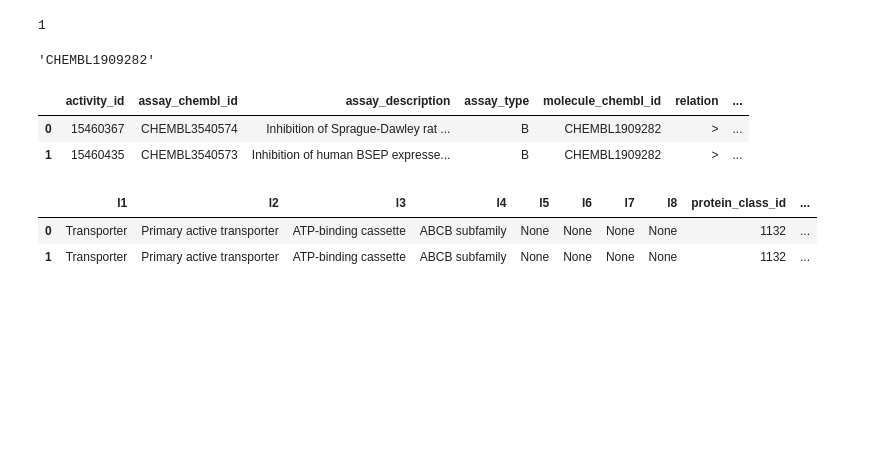
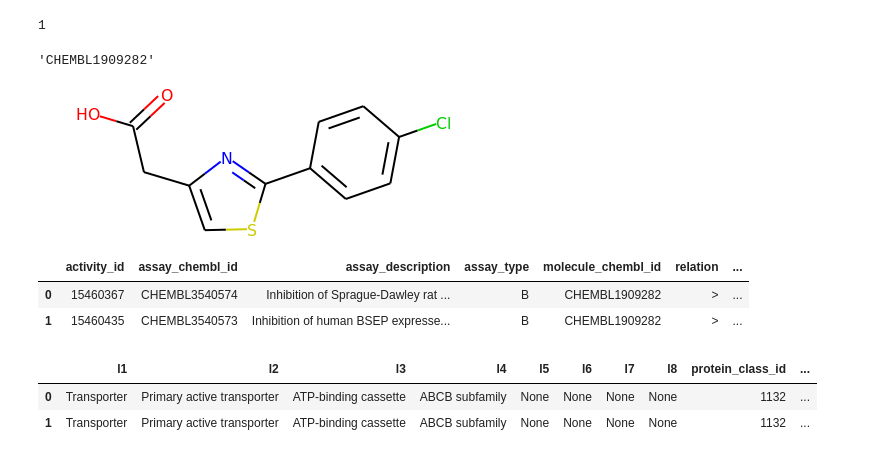
Before and after one commit to volkamerlab/KinaseFocusedFragmentLibrary, a Jupyter notebook: kinase_focused_fragment_library/analysis/ligand_analysis/chembl_molecule_details.ipynb, the cells around one changed output. Drawn from its saved outputs; the diff is of its cells as text; code cells hidden in the pictures; blank space fills up the shorter version.

```diff
--- a/kinase_focused_fragment_library/analysis/ligand_analysis/chembl_molecule_details.ipynb
+++ b/kinase_focused_fragment_library/analysis/ligand_analysis/chembl_molecule_details.ipynb
@@ -834,6 +868,12 @@ chembl_id = approved_mol['molecule_chembl_id']
 chembl_id
 # %% [output]
 'CHEMBL1909282'
+# %%
+Chem.MolFromSmiles(
+    details[details.chembl_id == chembl_id].smiles.values[0]
+)
+# %% [output]
+[figure, added]
 # %%
 activities_approved_drugs = activity.filter(
     molecule_chembl_id = chembl_id,
```
Also changed, not shown: parts of 5 cells of this notebook.
